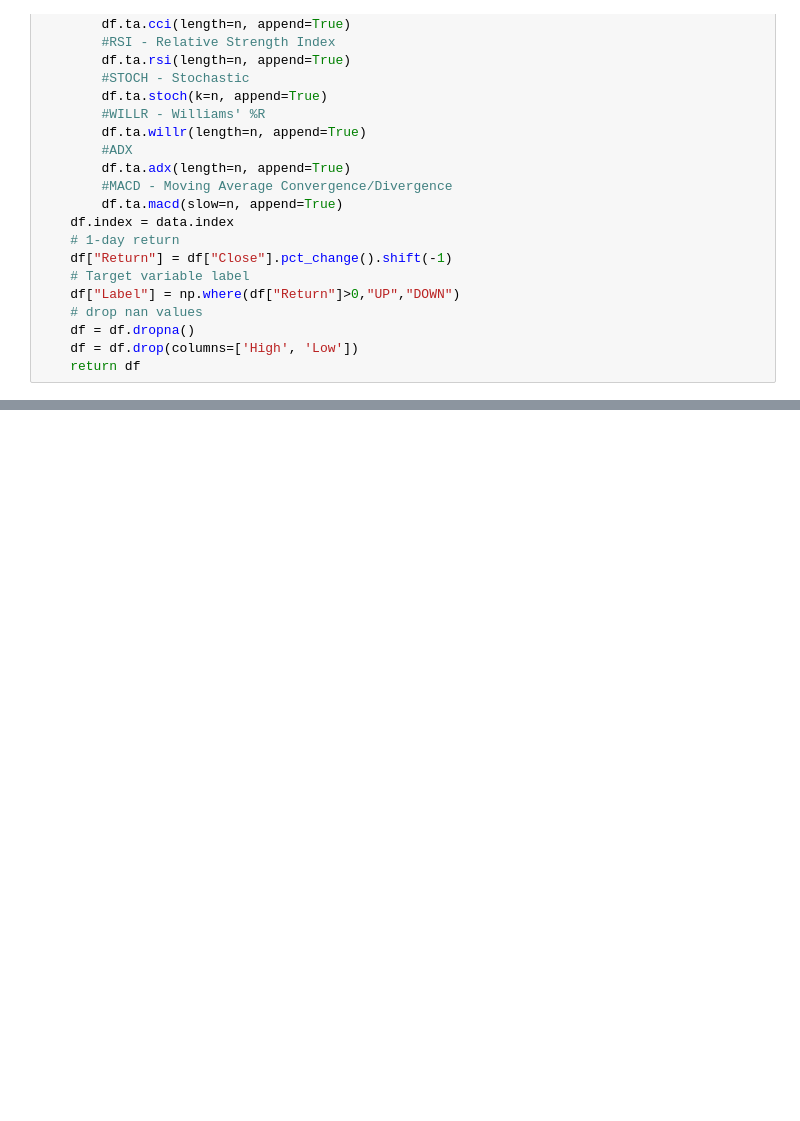
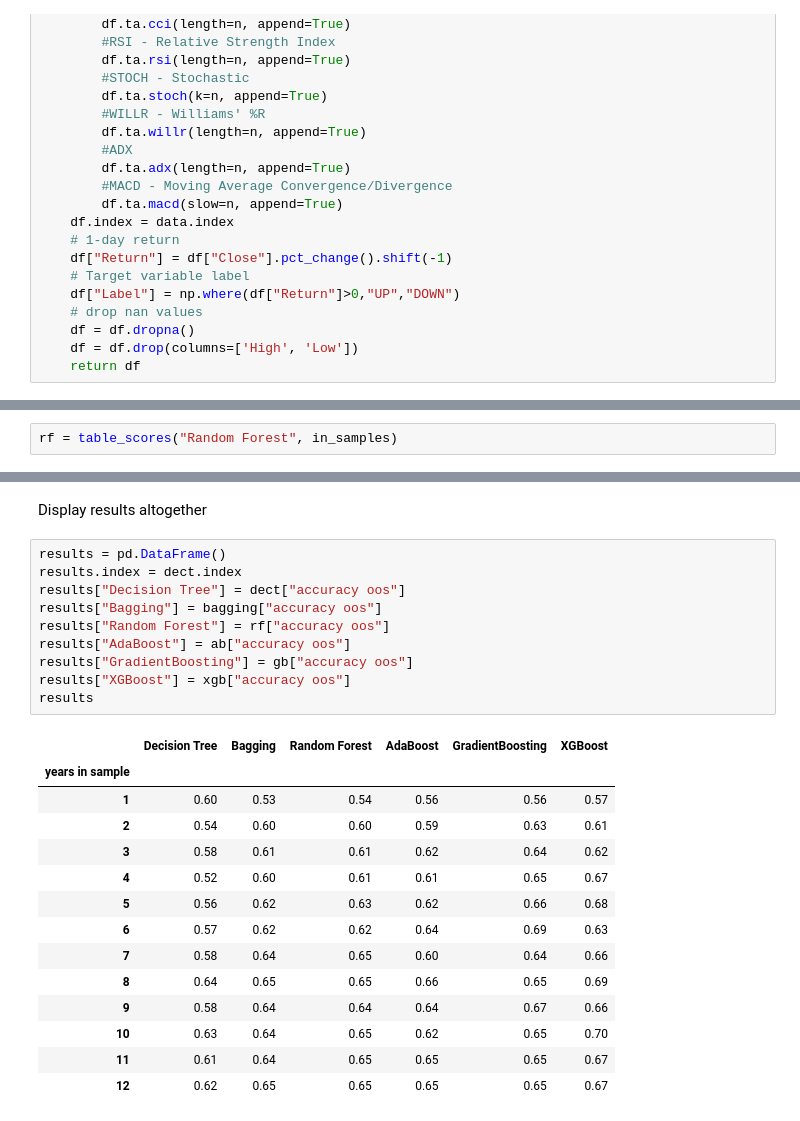
Before and after one commit to manuzrpEd/DecisionTrees_EnsembleLearning_FX, a Jupyter notebook: SuvervisedLearningForexTrading.ipynb, the cells around one changed output, grey strips where cells are left out. Saved outputs shown, nothing was run; the diff lists cells and outputs as text; blank space fills up the shorter version.

```diff
--- a/SuvervisedLearningForexTrading.ipynb
+++ b/SuvervisedLearningForexTrading.ipynb
@@ -787,0 +213,2 @@ plt.show()
+# %%
+rf = table_scores("Random Forest", in_samples)
@@ -787,0 +273,27 @@ plt.show()
+# %% [markdown]
+Display results altogether
+# %%
+results = pd.DataFrame()
+results.index = dect.index
+results["Decision Tree"] = dect["accuracy oos"]
+results["Bagging"] = bagging["accuracy oos"]
+results["Random Forest"] = rf["accuracy oos"]
+results["AdaBoost"] = ab["accuracy oos"]
+results["GradientBoosting"] = gb["accuracy oos"]
+results["XGBoost"] = xgb["accuracy oos"]
+results
+# %% [output]
+|  | Decision Tree | Bagging | Random Forest | AdaBoost | GradientBoosting | XGBoost |
+| years in sample |  |  |  |  |  |  |
+| 1 | 0.60 | 0.53 | 0.54 | 0.56 | 0.56 | 0.57 |
+| 2 | 0.54 | 0.60 | 0.60 | 0.59 | 0.63 | 0.61 |
+| 3 | 0.58 | 0.61 | 0.61 | 0.62 | 0.64 | 0.62 |
+| 4 | 0.52 | 0.60 | 0.61 | 0.61 | 0.65 | 0.67 |
+| 5 | 0.56 | 0.62 | 0.63 | 0.62 | 0.66 | 0.68 |
+| 6 | 0.57 | 0.62 | 0.62 | 0.64 | 0.69 | 0.63 |
+| 7 | 0.58 | 0.64 | 0.65 | 0.60 | 0.64 | 0.66 |
+| 8 | 0.64 | 0.65 | 0.65 | 0.66 | 0.65 | 0.69 |
+| 9 | 0.58 | 0.64 | 0.64 | 0.64 | 0.67 | 0.66 |
+| 10 | 0.63 | 0.64 | 0.65 | 0.62 | 0.65 | 0.70 |
+| 11 | 0.61 | 0.64 | 0.65 | 0.65 | 0.65 | 0.67 |
+| 12 | 0.62 | 0.65 | 0.65 | 0.65 | 0.65 | 0.67 |
```
Also changed, not shown: parts of 49 cells of this notebook, 5 other files.
